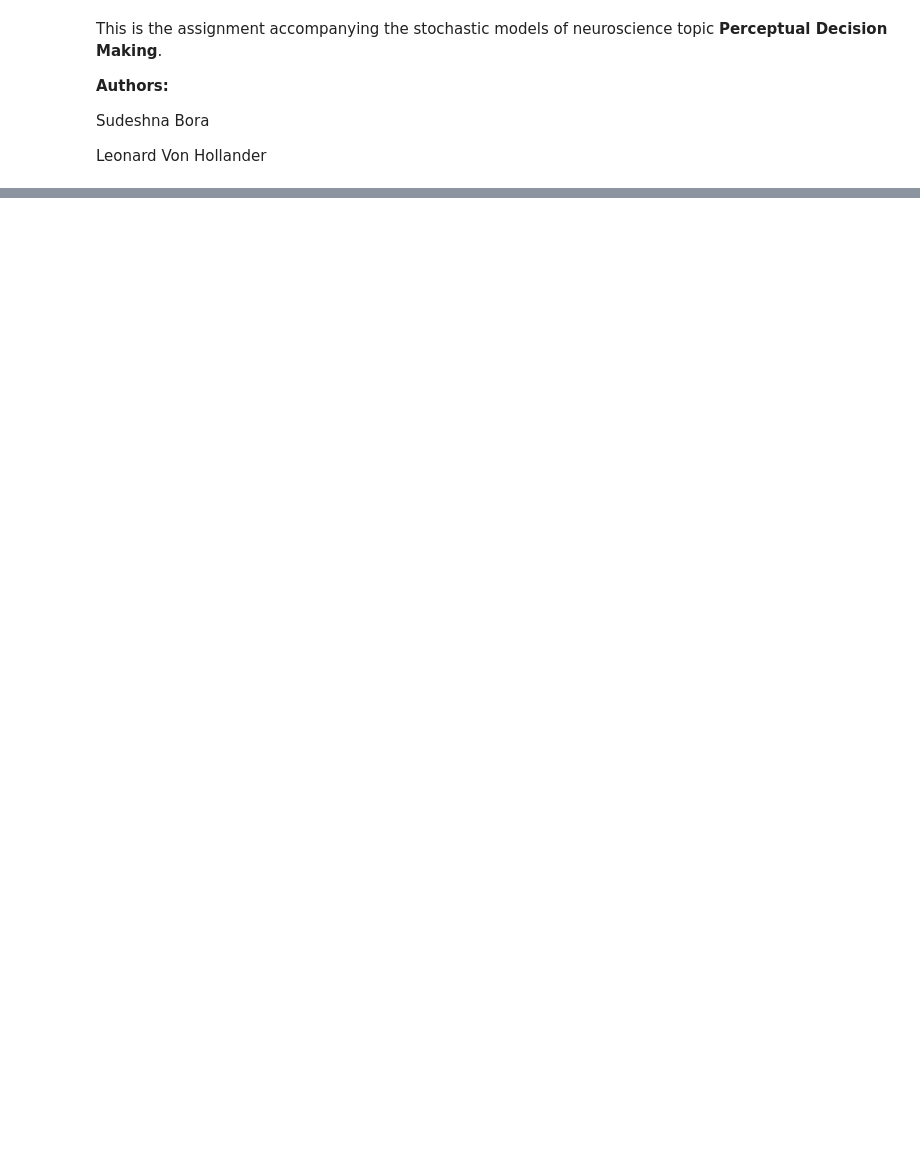
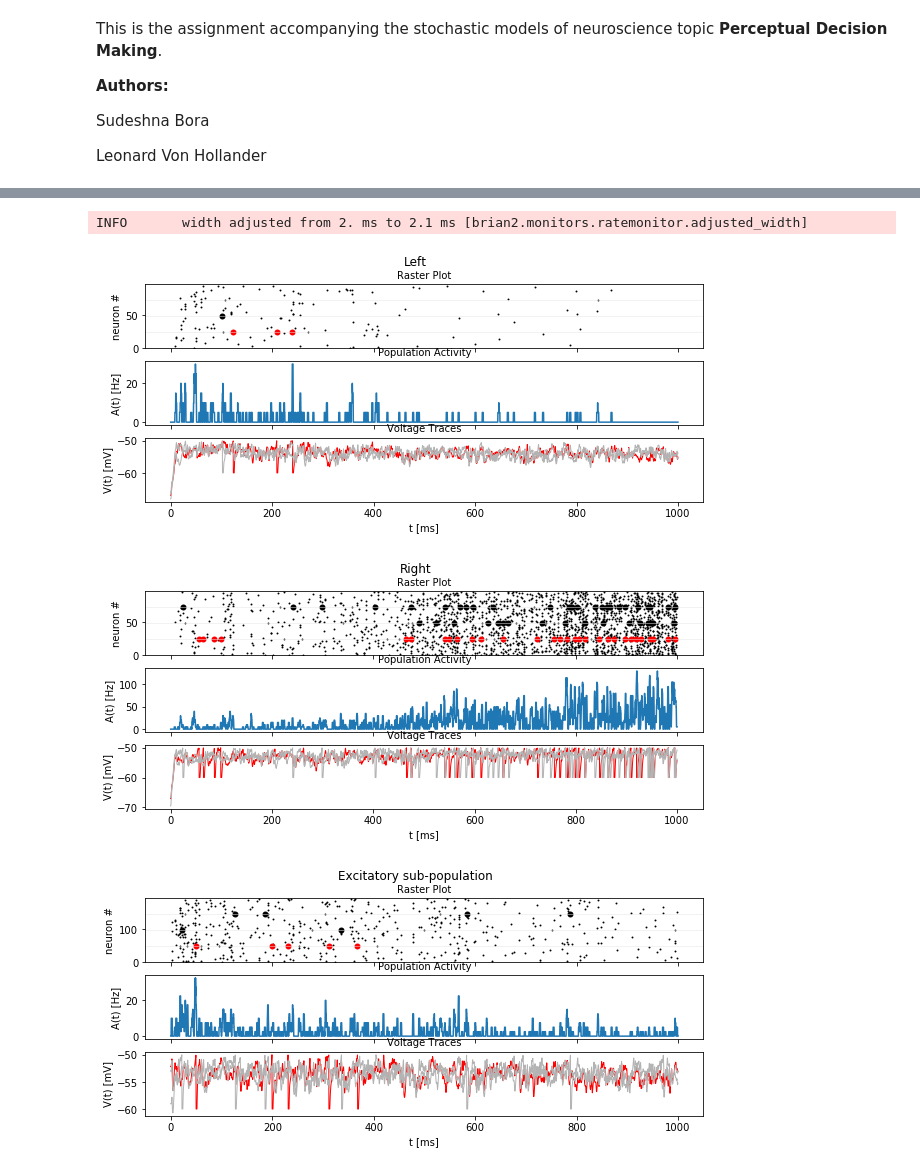
Before and after one commit to SudeshnaBora/Time-Integration-in-Perceptual-Decision-Making, a Jupyter notebook: code/Assignment_Leonard_Sudeshna.ipynb, the cells around one changed output, grey strips where cells are left out. Cells and saved outputs as stored; diff of their text form; code cells hidden in the pictures; blank space fills up the shorter version.

```diff
--- a/code/Assignment_Leonard_Sudeshna.ipynb
+++ b/code/Assignment_Leonard_Sudeshna.ipynb
@@ -25,0 +24,24 @@ sim end: Wed Jun 24 20:20:41 2020
+# %%
+plot_tools.plot_network_activity(results["rate_monitor_A"], results["spike_monitor_A"],
+                                 results["voltage_monitor_A"], t_min=0. * b2.ms, avg_window_width=2. * b2.ms,
+                                 sup_title="Left")
+plt.savefig('13_1_2_1000ms_A.png')
+plot_tools.plot_network_activity(results["rate_monitor_B"], results["spike_monitor_B"],
+                                 results["voltage_monitor_B"], t_min=0. * b2.ms, avg_window_width=2. * b2.ms,
+                                 sup_title="Right")
+plt.savefig('13_1_2_1000ms_B.png')
+plot_tools.plot_network_activity(results["rate_monitor_Z"], results["spike_monitor_Z"],
+                                 results["voltage_monitor_Z"], t_min=0. * b2.ms, avg_window_width=2. * b2.ms,
+                                 sup_title="Excitatory sub-population")
+plt.savefig('13_1_2_1000ms_C.png')
+plot_tools.plot_network_activity(results["rate_monitor_inhib"], results["spike_monitor_inhib"],
+                                 results["voltage_monitor_inhib"], t_min=0. * b2.ms, avg_window_width=2. * b2.ms,
+                                 sup_title="Inhibitory")
+
+plt.savefig('13_1_2_1000ms_inhib.png')
+plt.show()
+# %% [output]
+INFO       width adjusted from 2. ms to 2.1 ms [brian2.monitors.ratemonitor.adjusted_width]
+[figure, added]
+[figure, added]
+[figure, added]
```
Also changed, not shown: parts of 14 cells of this notebook, 27 other files.
